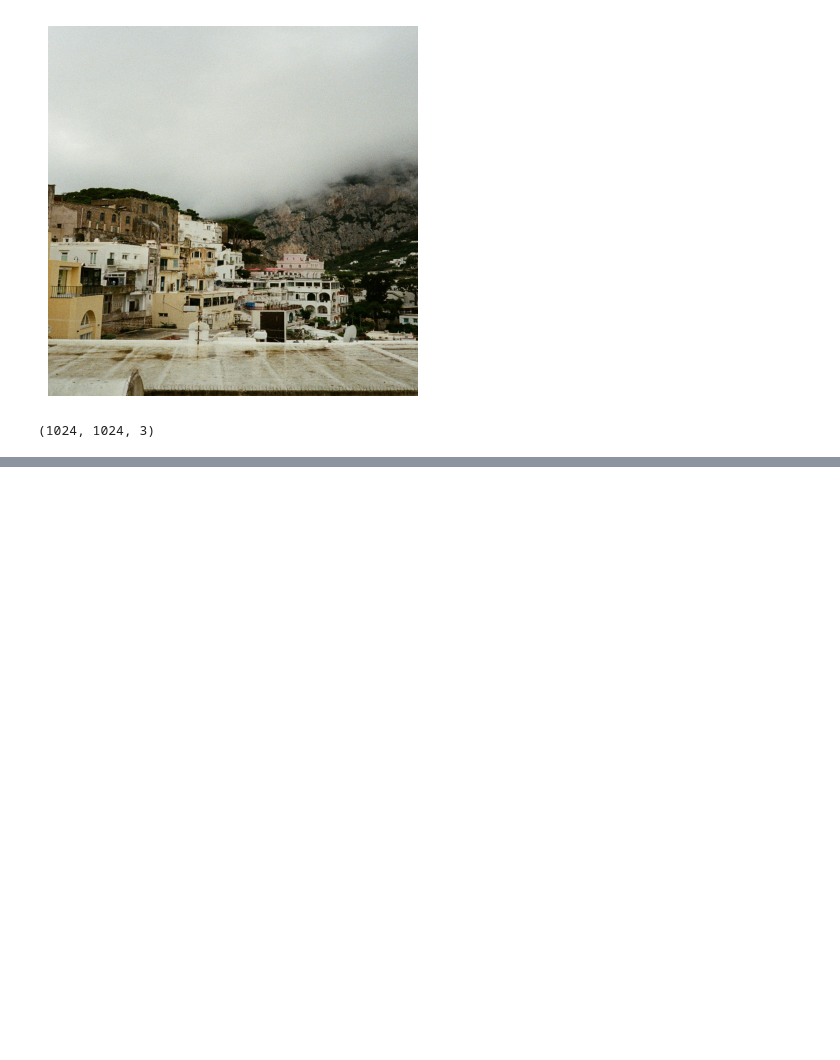
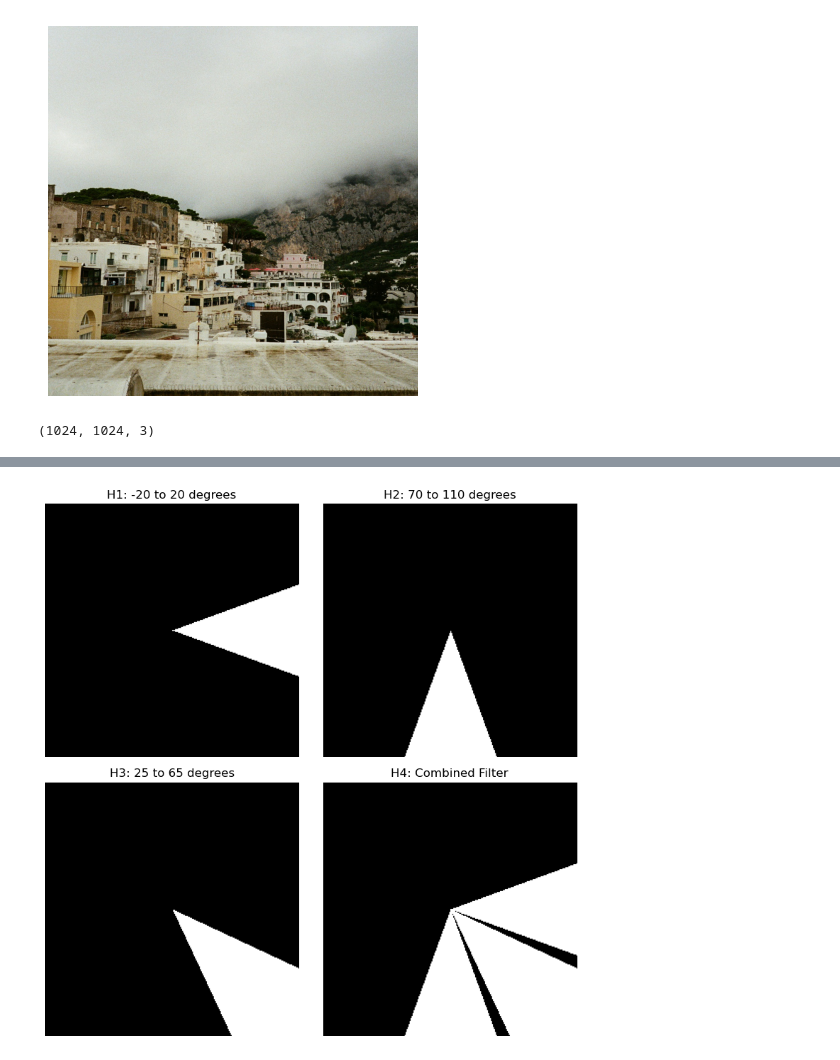
Before and after one commit to Pritam1102/DIP2025, a Jupyter notebook: assignment3/assignment3.ipynb, the cells around one changed output, grey strips where cells are left out. Cells and saved outputs as stored; diff of their text form; code cells hidden in the pictures; blank space fills up the shorter version.

```diff
--- a/assignment3/assignment3.ipynb
+++ b/assignment3/assignment3.ipynb
@@ -71,0 +104,27 @@ plt.show()
+# %%
+H1 = directional_filter(M, -20, 20)
+H2 = directional_filter(M, 70, 110)
+H3 = directional_filter(M, 25, 65)
+H4 = H1 + H2 + H3
+H4[H4 > 1] = 1  #Elementwise maximum value of 1
+plt.figure(figsize=(8,8))
+plt.subplot(2,2,1)
+plt.imshow(H1, cmap='gray')
+plt.title('H1: -20 to 20 degrees')
+plt.axis('off')
+plt.subplot(2,2,2)
+plt.imshow(H2, cmap='gray')
+plt.title('H2: 70 to 110 degrees')
+plt.axis('off')
+plt.subplot(2,2,3)
+plt.imshow(H3, cmap='gray')
+plt.title('H3: 25 to 65 degrees')
+plt.axis('off')
+plt.subplot(2,2,4)
+plt.imshow(H4, cmap='gray')
+plt.title('H4: Combined Filter')
+plt.axis('off')
+plt.tight_layout()
+plt.show()
+# %% [output]
+[figure, added]
```
Also changed, not shown: parts of 11 cells of this notebook.
